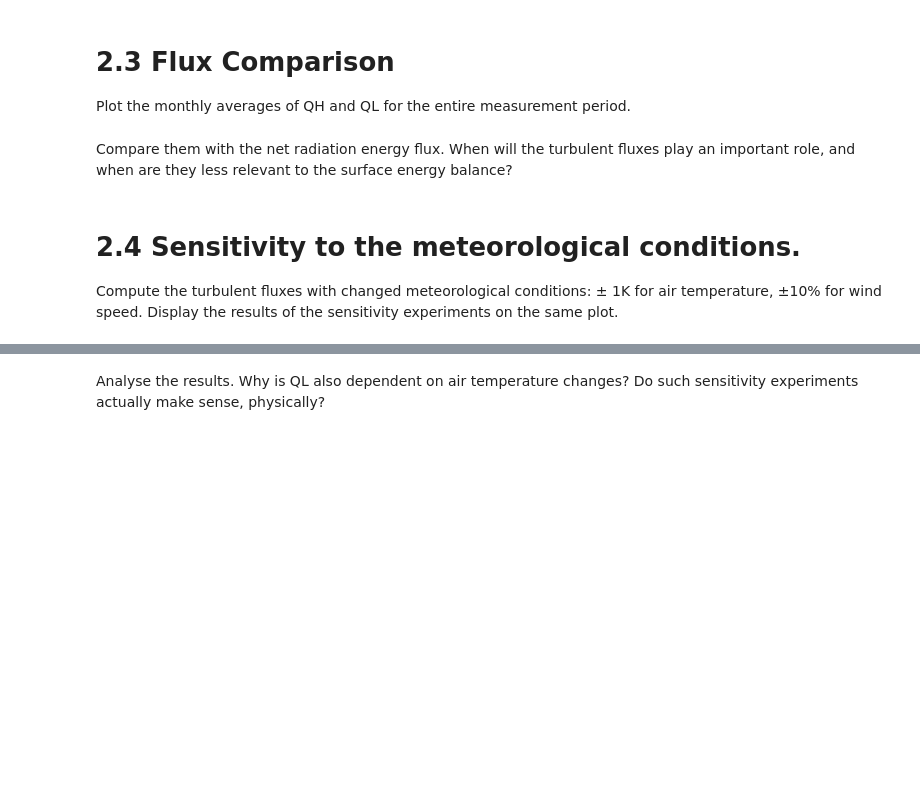
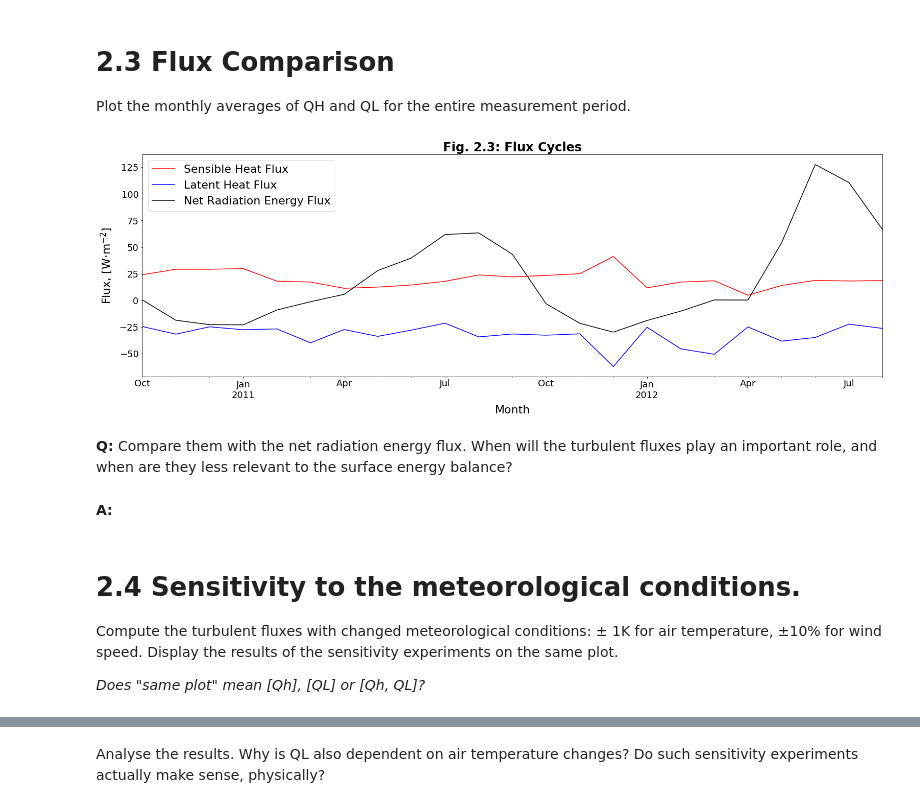
Before and after one commit to calumwinter/khione, a Jupyter notebook: notebooks/Ex 2 Turbulent Fluxes.ipynb, the cells around one changed output, grey strips where cells are left out. Drawn from its saved outputs; the diff is of its cells as text; code cells hidden in the pictures; blank space fills up the shorter version.

```diff
--- a/notebooks/Ex 2 Turbulent Fluxes.ipynb
+++ b/notebooks/Ex 2 Turbulent Fluxes.ipynb
@@ -165,10 +144,31 @@ Plot the daily cycle of QL for the months of January and July. When is QL negati
 # %% [markdown]
 # 2.3 Flux Comparison
 Plot the monthly averages of QH and QL for the entire measurement period.
+# %%
+# Resample into monthly means
+monthly_mean = df.resample("MS").mean()  # note this also changes ["L"]
+
+plt.figure(figsize=(26, 8))
+monthly_mean["Q_H"].plot(label="Sensible Heat Flux", color="red")
+monthly_mean["Q_L"].plot(label="Latent Heat Flux", color="blue")
+monthly_mean["NETRAD"].plot(label="Net Radiation Energy Flux", color="black")
+plt.legend(loc="upper left")
+
+plt.title(r"Fig. 2.3: Flux Cycles",
+          fontweight="bold")
+plt.xlabel("Month")
+plt.ylabel("Flux, [W$\cdot$m$^{-2}$]")
+plt.show()
+# %% [output]
+[figure, added]
 # %% [markdown]
-Compare them with the net radiation energy flux. When will the turbulent fluxes play an important role, and when are they less relevant to the surface
+**Q:** Compare them with the net radiation energy flux. When will the turbulent fluxes play an important role, and when are they less relevant to the surface
 energy balance?
+# %% [markdown]
+**A:**
 # %% [markdown]
 # 2.4 Sensitivity to the meteorological conditions.
 
 Compute the turbulent fluxes with changed meteorological conditions: ± 1K for air temperature, ±10% for wind speed. Display the results of the sensitivity experiments on the same plot.
+
+*Does "same plot" mean [Qh], [QL] or [Qh, QL]?*
```
Also changed, not shown: parts of 23 cells of this notebook, 1 other file.
